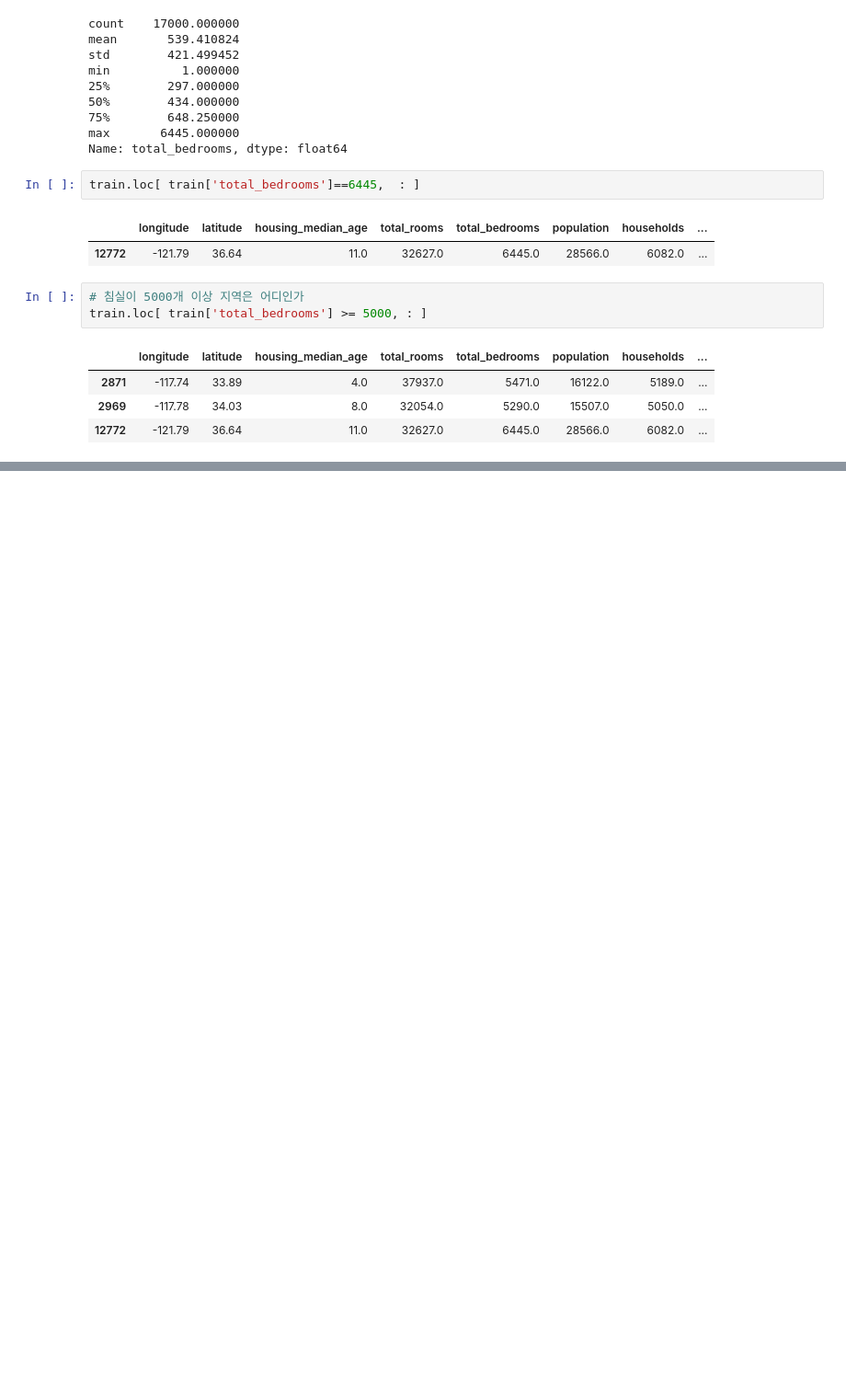
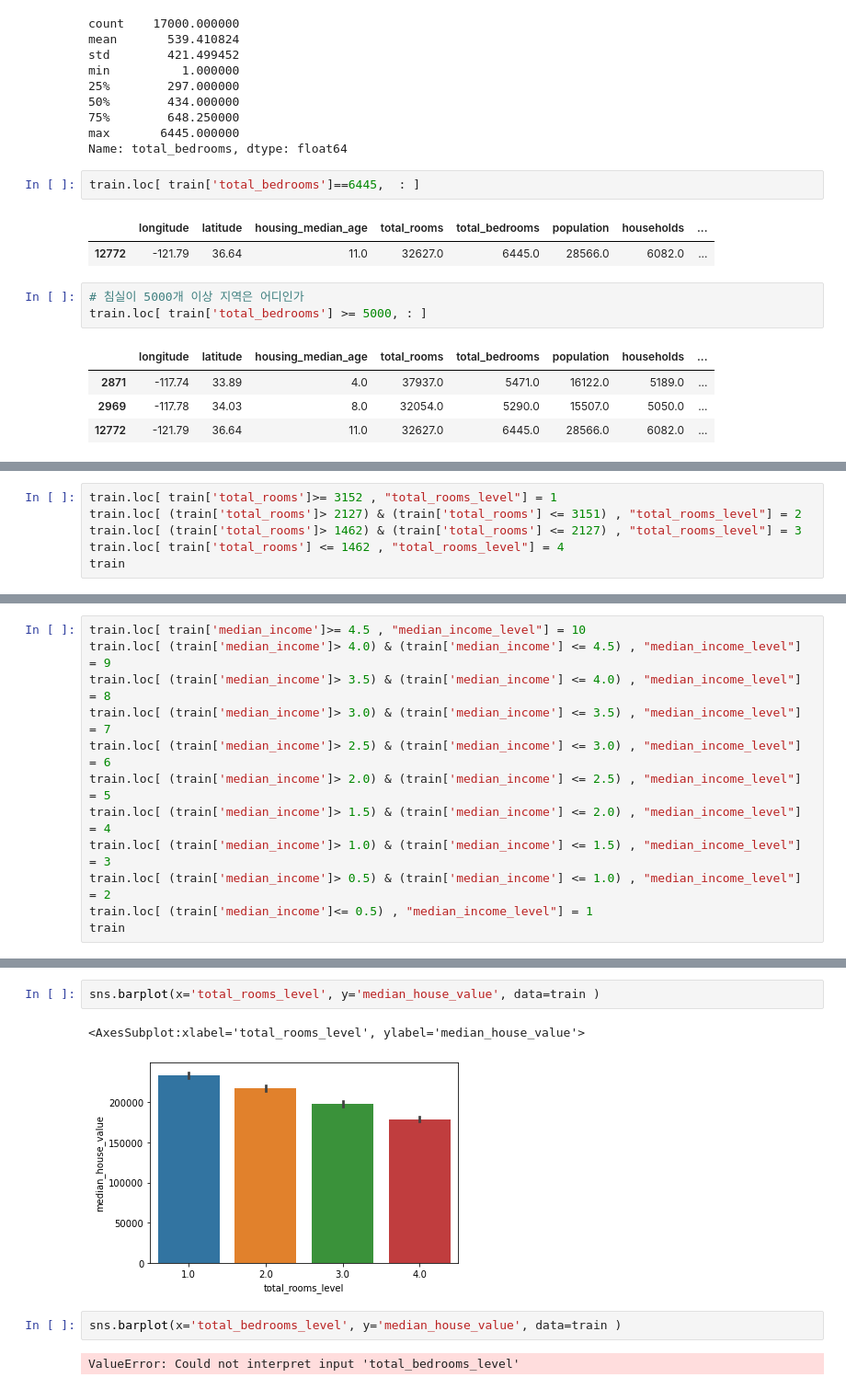
Before and after one commit to dongik9/MydataAnalysis, a Jupyter notebook: 20220916.ipynb, the cells around one changed output, grey strips where cells are left out. Shown: that part at 92% size. Saved outputs shown, nothing was run; the diff lists cells and outputs as text; blank space fills up the shorter version.

```diff
--- a/20220916.ipynb
+++ b/20220916.ipynb
@@ -208,0 +253,6 @@ train.loc[ train['total_bedrooms'] >= 5000, : ]
+# %%
+train.loc[ train['total_rooms']>= 3152 , "total_rooms_level"] = 1
+train.loc[ (train['total_rooms']> 2127) & (train['total_rooms'] <= 3151) , "total_rooms_level"] = 2
+train.loc[ (train['total_rooms']> 1462) & (train['total_rooms'] <= 2127) , "total_rooms_level"] = 3
+train.loc[ train['total_rooms'] <= 1462 , "total_rooms_level"] = 4
+train
@@ -208,0 +273,12 @@ train.loc[ train['total_bedrooms'] >= 5000, : ]
+# %%
+train.loc[ train['median_income']>= 4.5 , "median_income_level"] = 10
+train.loc[ (train['median_income']> 4.0) & (train['median_income'] <= 4.5) , "median_income_level"] = 9
+train.loc[ (train['median_income']> 3.5) & (train['median_income'] <= 4.0) , "median_income_level"] = 8
+train.loc[ (train['median_income']> 3.0) & (train['median_income'] <= 3.5) , "median_income_level"] = 7
+train.loc[ (train['median_income']> 2.5) & (train['median_income'] <= 3.0) , "median_income_level"] = 6
+train.loc[ (train['median_income']> 2.0) & (train['median_income'] <= 2.5) , "median_income_level"] = 5
+train.loc[ (train['median_income']> 1.5) & (train['median_income'] <= 2.0) , "median_income_level"] = 4
+train.loc[ (train['median_income']> 1.0) & (train['median_income'] <= 1.5) , "median_income_level"] = 3
+train.loc[ (train['median_income']> 0.5) & (train['median_income'] <= 1.0) , "median_income_level"] = 2
+train.loc[ (train['median_income']<= 0.5) , "median_income_level"] = 1
+train
@@ -208,0 +299,9 @@ train.loc[ train['total_bedrooms'] >= 5000, : ]
+# %%
+sns.barplot(x='total_rooms_level', y='median_house_value', data=train )
+# %% [output]
+<AxesSubplot:xlabel='total_rooms_level', ylabel='median_house_value'>
+[figure, added]
+# %%
+sns.barplot(x='total_bedrooms_level', y='median_house_value', data=train )
+# %% [output]
+ValueError: Could not interpret input 'total_bedrooms_level'
```
Also changed, not shown: parts of 8 cells of this notebook, 1 other file.
